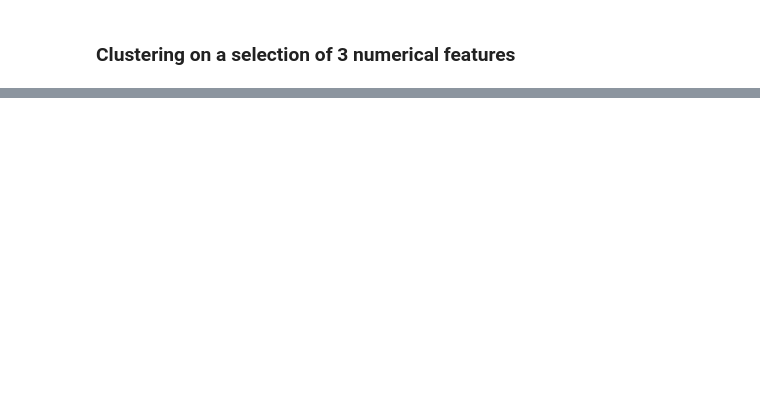
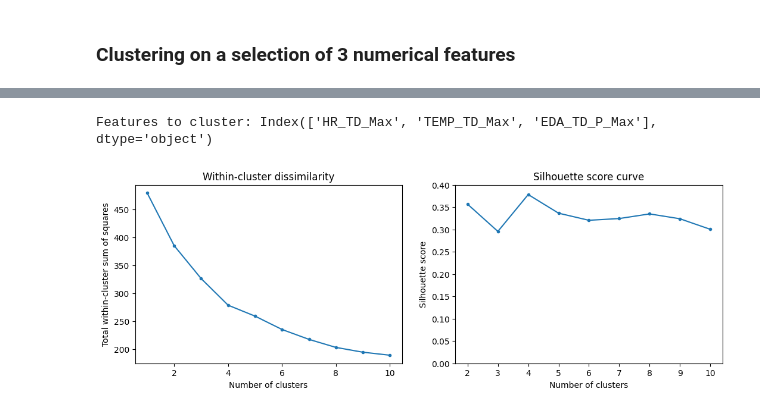
Before and after one commit to hjelp200121/02582Case2, a Jupyter notebook: clustering_analysis.ipynb, the cells around one changed output, grey strips where cells are left out. Saved outputs shown, nothing was run; the diff lists cells and outputs as text; code cells hidden in the pictures; blank space fills up the shorter version.

```diff
--- a/clustering_analysis.ipynb
+++ b/clustering_analysis.ipynb
@@ -229 +258,49 @@ plt.show()
+# %%
+# define features to cluster
+cols = df.columns[4:5].append(df.columns[16:17]).append(df.columns[28:29])
+
+print(f"Features to cluster: {cols}")
+# %% [output]
+Features to cluster: Index(['HR_TD_Max', 'TEMP_TD_Max', 'EDA_TD_P_Max'], dtype='object')
+# %%
+X = df[cols]
+
+# WCSS (within-cluster sum of squares)
+max_K = 10
+K_arr = np.arange(1, max_K+1)
+WCSS = compute_WCSS(X, max_K=10)
+
+fig, ax = plt.subplots(1, 2, figsize=(11,4))
+plt.tight_layout()
+plt.subplots_adjust(bottom=0.15)
+plt.subplots_adjust(top=0.9)
+plt.subplots_adjust(wspace=0.2)
+plt.subplots_adjust(left=0.08)
+
+ax[0].plot(K_arr, WCSS, marker=".")
+
+ax[0].set_xlabel("Number of clusters")
+ax[0].set_ylabel("Total within-cluster sum of squares")
+ax[0].set_title("Within-cluster dissimilarity")
+
+
+# Silhouette score
+sil_scores = []
+for k in range(2, max_K+1):
+    kmeans = KMeans(n_clusters=k, random_state=0).fit(X)
+    labels = kmeans.labels_
+    sil_score = silhouette_score(X, labels)
+    sil_scores.append(sil_score)
+
+ax[1].plot(np.arange(2, max_K+1), sil_scores, marker=".")
+ax[1].set_ylim(ymin=0, ymax=0.40)
+
+ax[1].set_xlabel("Number of clusters")
+ax[1].set_ylabel("Silhouette score")
+ax[1].set_title("Silhouette score curve")
+
+plt.savefig("results/WCSS_silhouette.png")
+plt.show()
+# %% [output]
+[figure, added]
 # %%
```
Also changed, not shown: parts of 6 cells of this notebook.
